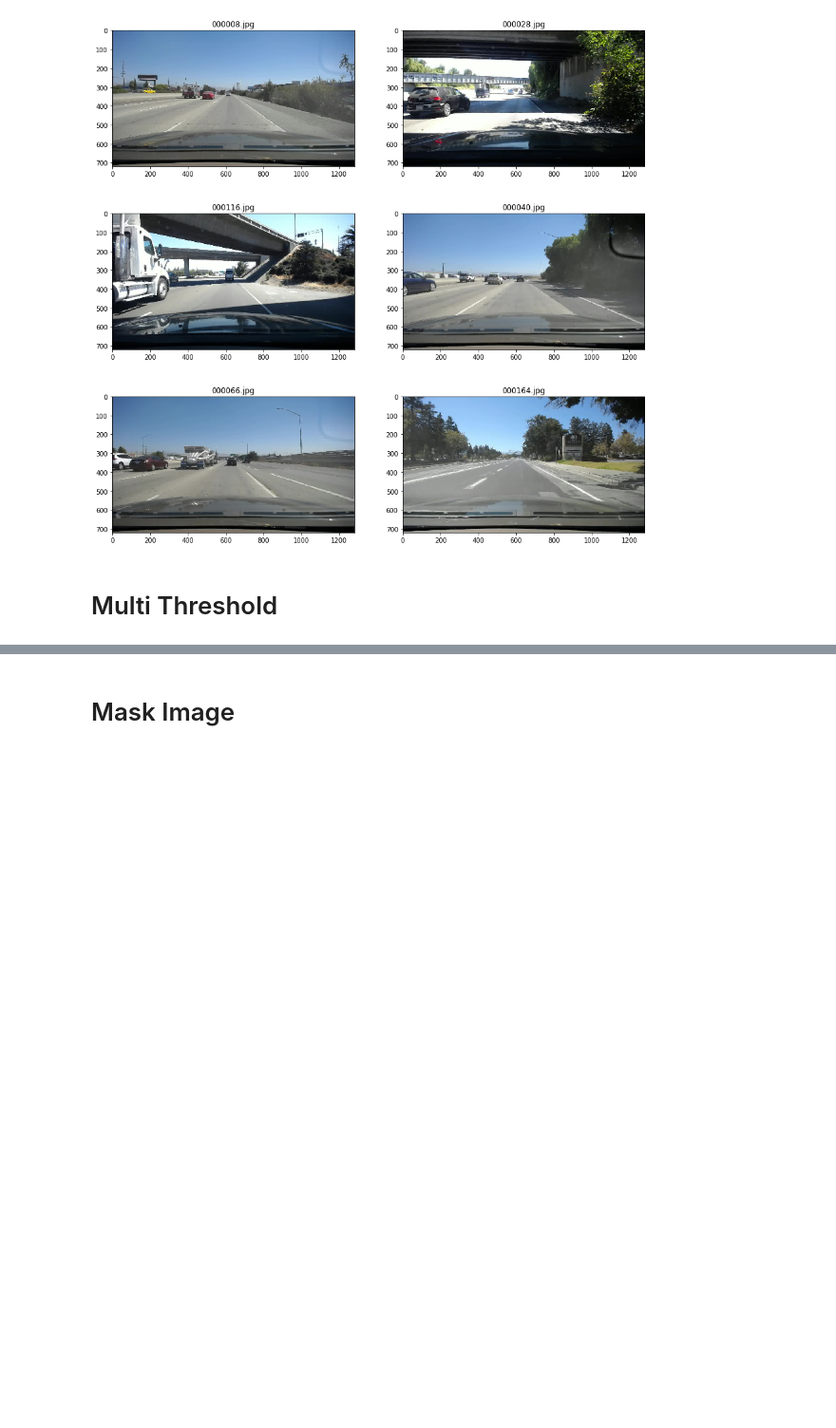
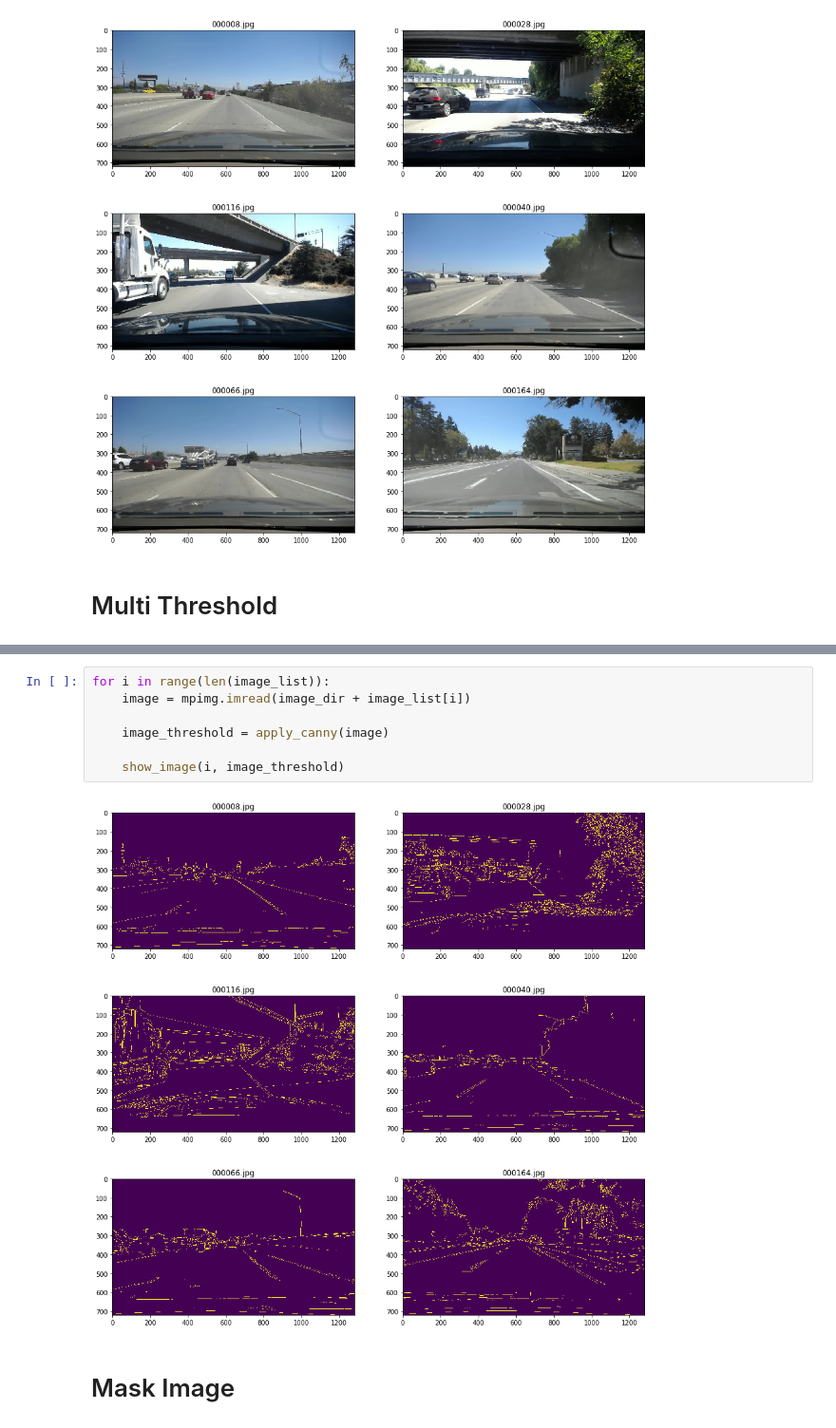
Before and after one commit to shirokunet/lane_segmentation, a Jupyter notebook: 01_Rule-based_lane-detection.ipynb, the cells around one changed output, grey strips where cells are left out. Shown at 95% size. Saved outputs shown, nothing was run; the diff lists cells and outputs as text; blank space fills up the shorter version.

```diff
--- a/01_Rule-based_lane-detection.ipynb
+++ b/01_Rule-based_lane-detection.ipynb
@@ -69,3 +84,12 @@ for i in range(len(image_list)):
+# %%
+for i in range(len(image_list)):
+    image = mpimg.imread(image_dir + image_list[i])
+
+    image_threshold = apply_canny(image)
+
+    show_image(i, image_threshold)
+# %% [output]
+[figure, added]
 # %% [markdown]
 # Mask Image
 # %%
```
Also changed, not shown: parts of 8 cells of this notebook, 1 other file.
